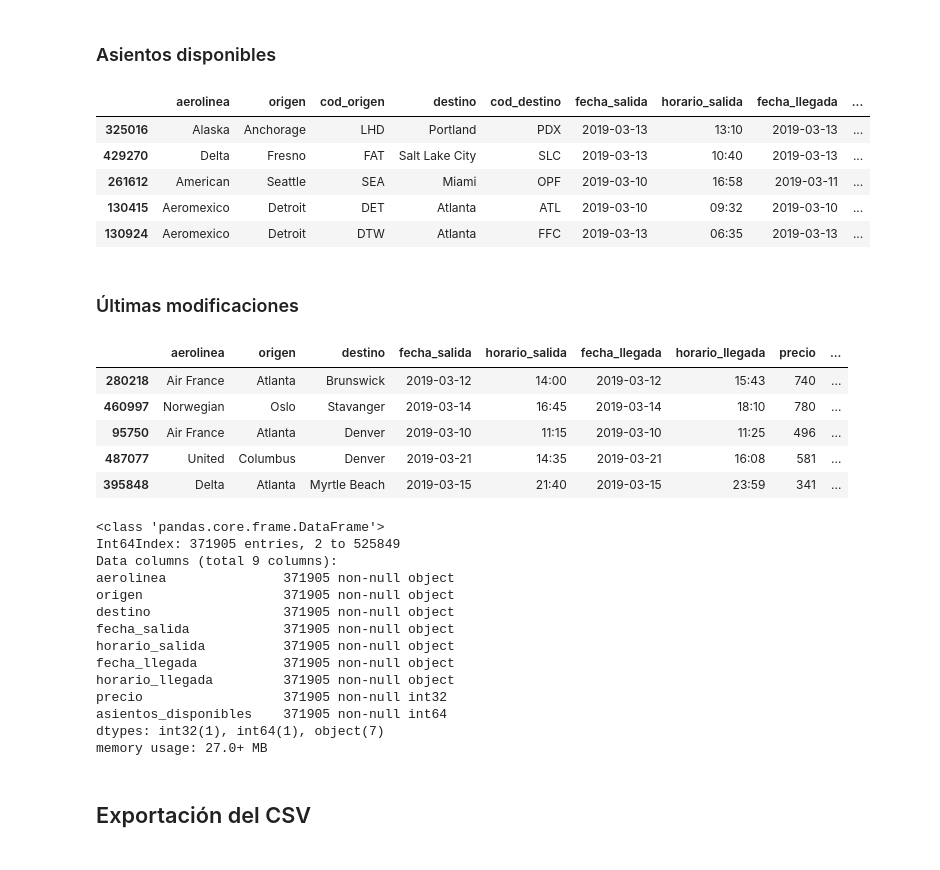
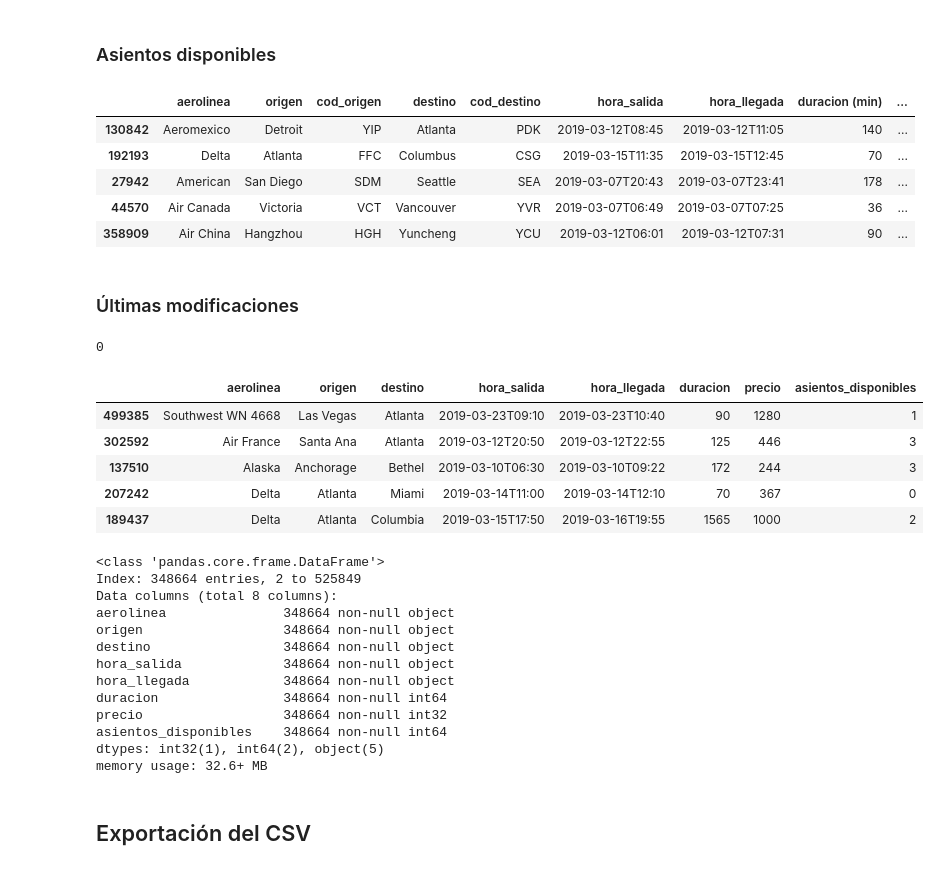
Before and after one commit to cotarelorodrigo/BDD, a Jupyter notebook: notebooks/csv_generator.ipynb, the cells around one changed output. Cells and saved outputs as stored; diff of their text form; code cells hidden in the pictures.

```diff
--- a/notebooks/csv_generator.ipynb
+++ b/notebooks/csv_generator.ipynb
@@ -182,49 +191,57 @@ a.sample(5)
 # %% [markdown]
 ### Asientos disponibles
 # %%
-a['asientos_disponibles'] = a.apply(lambda x: np.random.randint(0, 5), axis=1)
-a.sample(5)
+info_aeropuertos['asientos_disponibles'] = info_aeropuertos.apply(lambda x: np.random.randint(0, 5), axis=1)
+info_aeropuertos.sample(5)
 # %% [output]
-|  | aerolinea | origen | cod_origen | destino | cod_destino | fecha_salida | horario_salida | fecha_llegada | ... |
-| 325016 | Alaska | Anchorage | LHD | Portland | PDX | 2019-03-13 | 13:10 | 2019-03-13 | ... |
-| 429270 | Delta | Fresno | FAT | Salt Lake City | SLC | 2019-03-13 | 10:40 | 2019-03-13 | ... |
-| 261612 | American | Seattle | SEA | Miami | OPF | 2019-03-10 | 16:58 | 2019-03-11 | ... |
-| 130415 | Aeromexico | Detroit | DET | Atlanta | ATL | 2019-03-10 | 09:32 | 2019-03-10 | ... |
-| 130924 | Aeromexico | Detroit | DTW | Atlanta | FFC | 2019-03-13 | 06:35 | 2019-03-13 | ... |
+|  | aerolinea | origen | cod_origen | destino | cod_destino | hora_salida | hora_llegada | duracion (min) | ... |
+| 130842 | Aeromexico | Detroit | YIP | Atlanta | PDK | 2019-03-12T08:45 | 2019-03-12T11:05 | 140 | ... |
+| 192193 | Delta | Atlanta | FFC | Columbus | CSG | 2019-03-15T11:35 | 2019-03-15T12:45 | 70 | ... |
+| 27942 | American | San Diego | SDM | Seattle | SEA | 2019-03-07T20:43 | 2019-03-07T23:41 | 178 | ... |
+| 44570 | Air Canada | Victoria | VCT | Vancouver | YVR | 2019-03-07T06:49 | 2019-03-07T07:25 | 36 | ... |
+| 358909 | Air China | Hangzhou | HGH | Yuncheng | YCU | 2019-03-12T06:01 | 2019-03-12T07:31 | 90 | ... |
 # %% [markdown]
 ### Últimas modificaciones
 # %%
 # Eliminamos columnas innecesarias
-a = a.drop(columns=['cod_origen', 'cod_destino'])
+info_aeropuertos = info_aeropuertos.drop(columns=['cod_origen', 'cod_destino'])
 # %%
 # Pasamos a entero el precio (para mejorar la performance)
-a['precio'] = a['precio'].astype(int)
+info_aeropuertos['precio'] = info_aeropuertos['precio'].astype(int)
+# %%
+# Renombramos la columna duracion
+info_aeropuertos = info_aeropuertos.rename(index=str, columns={'duracion (min)':'duracion'})
+# %%
+# Eliminamos duraciones negativas
+info_aeropuertos = info_aeropuertos.drop(info_aeropuertos[info_aeropuertos['duracion'] <= 0].index)
+info_aeropuertos['duracion'].loc[info_aeropuertos['duracion'] <= 0].count()
+# %% [output]
+0
 # %%
-a.sample(5)
+info_aeropuertos.sample(5)
 # %% [output]
-|  | aerolinea | origen | destino | fecha_salida | horario_salida | fecha_llegada | horario_llegada | precio | ... |
-| 280218 | Air France | Atlanta | Brunswick | 2019-03-12 | 14:00 | 2019-03-12 | 15:43 | 740 | ... |
-| 460997 | Norwegian | Oslo | Stavanger | 2019-03-14 | 16:45 | 2019-03-14 | 18:10 | 780 | ... |
-| 95750 | Air France | Atlanta | Denver | 2019-03-10 | 11:15 | 2019-03-10 | 11:25 | 496 | ... |
-| 487077 | United | Columbus | Denver | 2019-03-21 | 14:35 | 2019-03-21 | 16:08 | 581 | ... |
-| 395848 | Delta | Atlanta | Myrtle Beach | 2019-03-15 | 21:40 | 2019-03-15 | 23:59 | 341 | ... |
+|  | aerolinea | origen | destino | hora_salida | hora_llegada | duracion | precio | asientos_disponibles |
+| 499385 | Southwest WN 4668 | Las Vegas | Atlanta | 2019-03-23T09:10 | 2019-03-23T10:40 | 90 | 1280 | 1 |
+| 302592 | Air France | Santa Ana | Atlanta | 2019-03-12T20:50 | 2019-03-12T22:55 | 125 | 446 | 3 |
+| 137510 | Alaska | Anchorage | Bethel | 2019-03-10T06:30 | 2019-03-10T09:22 | 172 | 244 | 3 |
+| 207242 | Delta | Atlanta | Miami | 2019-03-14T11:00 | 2019-03-14T12:10 | 70 | 367 | 0 |
+| 189437 | Delta | Atlanta | Columbia | 2019-03-15T17:50 | 2019-03-16T19:55 | 1565 | 1000 | 2 |
 # %%
-a.info()
+info_aeropuertos.info()
 # %% [output]
 <class 'pandas.core.frame.DataFrame'>
-Int64Index: 371905 entries, 2 to 525849
-Data columns (total 9 columns):
-aerolinea               371905 non-null object
-origen                  371905 non-null object
-destino                 371905 non-null object
-fecha_salida            371905 non-null object
-horario_salida          371905 non-null object
-fecha_llegada           371905 non-null object
-horario_llegada         371905 non-null object
-precio                  371905 non-null int32
-asientos_disponibles    371905 non-null int64
-dtypes: int32(1), int64(1), object(7)
-memory usage: 27.0+ MB
+Index: 348664 entries, 2 to 525849
+Data columns (total 8 columns):
+aerolinea               348664 non-null object
+origen                  348664 non-null object
+destino                 348664 non-null object
+hora_salida             348664 non-null object
+hora_llegada            348664 non-null object
+duracion                348664 non-null int64
+precio                  348664 non-null int32
+asientos_disponibles    348664 non-null int64
+dtypes: int32(1), int64(2), object(5)
+memory usage: 32.6+ MB
 # %% [markdown]
 ## Exportación del CSV
 # %%
```
Also changed, not shown: parts of 11 cells of this notebook, 1 other file.
